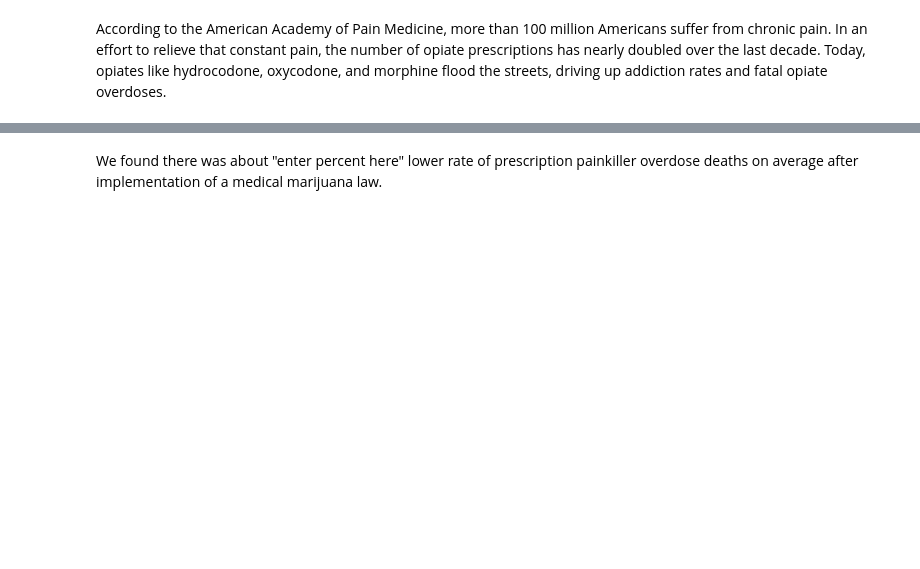
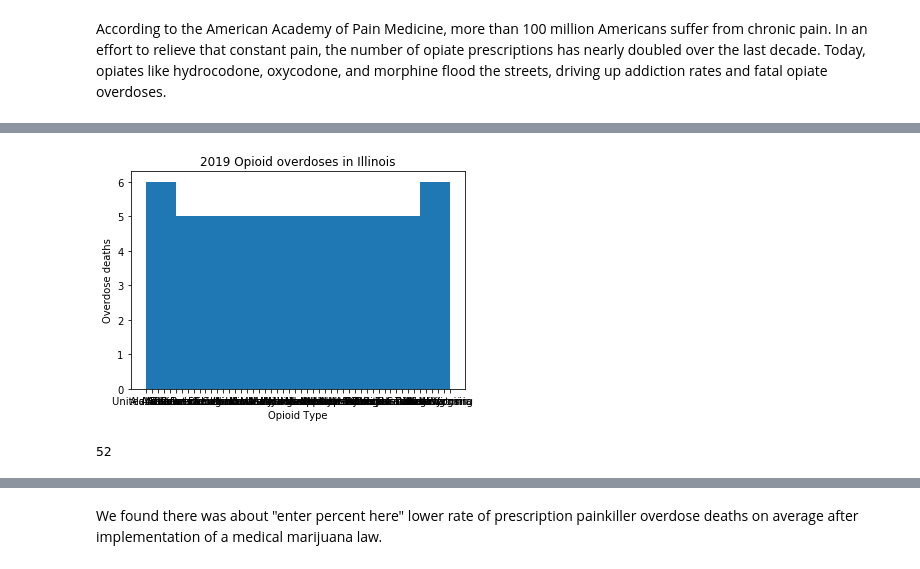
Before and after one commit to ywario9/Matlibplot_Project, a Jupyter notebook: Untitled.ipynb, the cells around one changed output, grey strips where cells are left out. Cells and saved outputs as stored; diff of their text form; code cells hidden in the pictures; blank space fills up the shorter version.

```diff
--- a/Untitled.ipynb
+++ b/Untitled.ipynb
@@ -33,0 +39,14 @@ plt.ylabel("")
+# %%
+#illinois
+
+plt.hist(Overdose_by_opiods_df['Location'])
+plt.title("2019 Opioid overdoses in Illinois")
+plt.xlabel('Opioid Type')
+plt.ylabel('Overdose deaths')
+plt.show()
+# %% [output]
+[figure, added]
+# %%
+print(Overdose_by_opiods_df['Location'].count())
+# %% [output]
+52
```
Also changed, not shown: parts of 11 cells of this notebook, 4 other files.
